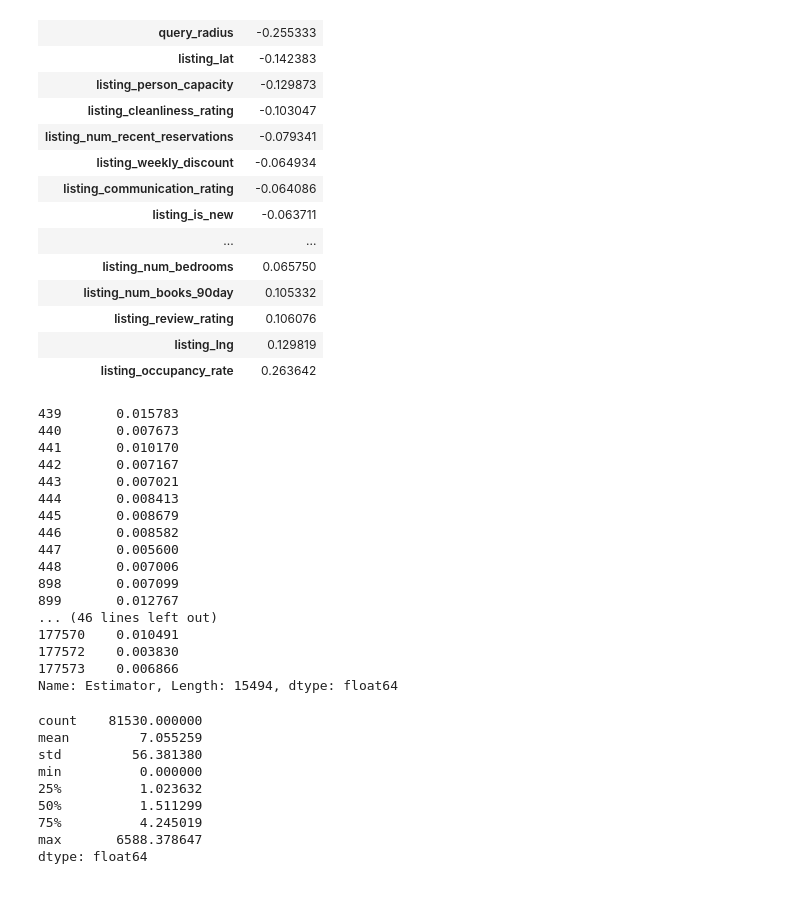
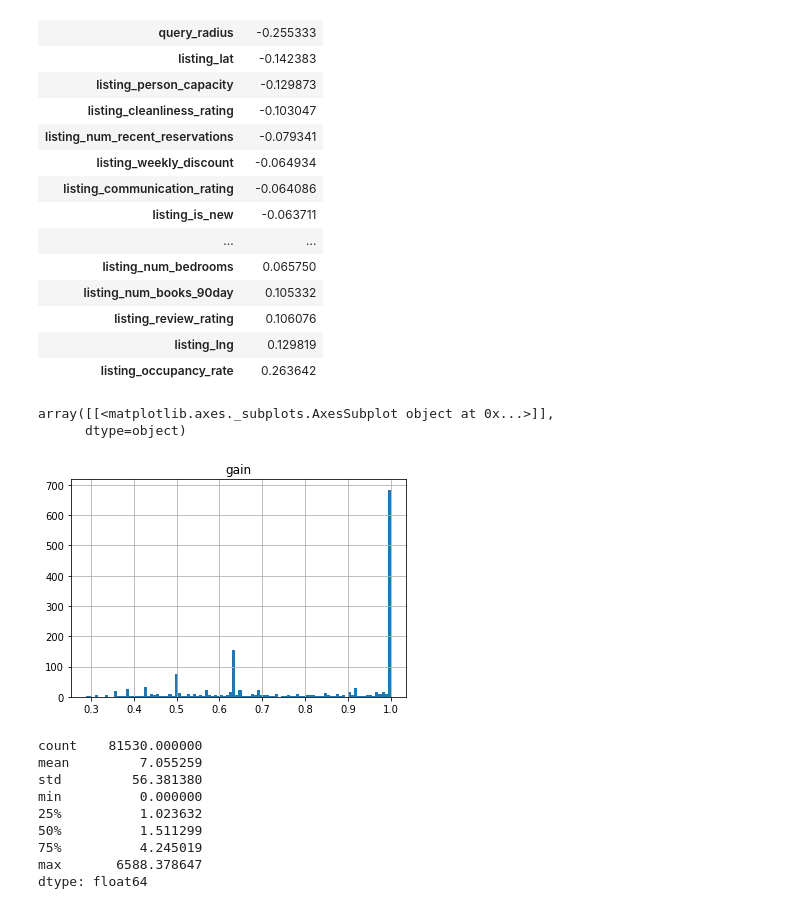
Before and after one commit to NavpreetSamra/code, a Jupyter notebook: airbnb.ipynb, the cells around one changed output. Drawn from its saved outputs; the diff is of its cells as text; code cells hidden in the pictures.

```diff
--- a/airbnb.ipynb
+++ b/airbnb.ipynb
@@ -78,14 +78,16 @@ Consequently, this product will focus on evaluating the user impressions via poo
 NCDG and other similar metrics such as MAP assume monotonic decrease of the relative difference between subsequent ranks. Implied in this definition is that users effectively perceive this return as a steady stream. However, listings are returned in batch (i.e. pages to leaf through). The activation energy to go from page 1 to page 2 is quite impactful to a user's response and is not captured in this metric. This is a critical area to address with future improvements.
 # %%
 # based on https://gist.github.com/mblondel/7337391. Tests explicitly ripped from gist at bottom of notebook
-def cdg(y_true, y_predicted, gain=lambda x: (2** x - 1)):
+import numpy as np
+
+def dcg(y_true, y_predicted, gain=lambda x: (3** x - 1)):
     gained = gain(y_true[np.argsort(-np.asarray(y_predicted))])
     discounted = np.log2(np.arange(2, len(y_true) + 2))
     return np.sum(gained / discounted)
 
-def ncdg(y_true, y_predicted, gain=lambda x: (2** x - 1)):
-    max_score = gcd(y_true, y_true, gain=gain)
-    actual_score = gcd(y_true, y_predicted, gain=gain)
+def ndcg(y_true, y_predicted, gain=lambda x: (3** x - 1)):
+    max_score = dcg(y_true, y_true, gain=gain)
+    actual_score = dcg(y_true, y_predicted, gain=gain)
     return actual_score / max_score
 # %% [markdown]
 ### Result volume
@@ -373,28 +377,22 @@ s.measureCrossValidation['measurements']['feature_weights'].mean
 # %%
-def evaluate(model, df):
-    scores = model.predict(df)
-    df = df[[i for i in df if i in ['Estimator'] or ]
-    df = pd.concat([df, scores])
-    df
-    df.groupby()
+def evaluate(model, df, k=10):
+    scores = model.score(df)
+    columns = [i for i in df if (i in ['Estimator', 'ds_search', 'id_user'] or i.startswith('query'))]
+    df['relevance'] = df.label.map({'impression': 0, 'click': 1, 'host_contact': 2, 'book': 3})
+
+    df = pd.concat([df[columns + ['relevance']] , scores], axis=1)
+    gain = df.groupby(columns).apply(lambda sub: ndcg(sub.head(k)['relevance'].values,
+                                                      sub.head(k)['Estimator'].values if sub.relevance.sum() > 0 else 0)
+                                     )
+    return gain
-# %% [output]
-439       0.015783
-440       0.007673
-441       0.010170
-442       0.007167
-443       0.007021
-444       0.008413
-445       0.008679
-446       0.008582
-447       0.005600
-448       0.007006
-898       0.007099
-899       0.012767
-... (46 lines left out)
-177570    0.010491
-177572    0.003830
-177573    0.006866
-Name: Estimator, Length: 15494, dtype: float64
+# %%
+a = evaluate(s, s.dataset.designTest) # note this is an in sample user estimate
+# %%
+a.rename('gain').to_frame().reset_index(drop=True).dropna().hist(bins=100)
+# %% [output]
+array([[<matplotlib.axes._subplots.AxesSubplot object at 0x...>]],
+      dtype=object)
+[figure, added]
 # %%
 n1 = transformers.Node('select', transformer=transformers.DatasetFlow(selectValue={'include': [pd.np.number]},
                                                                           selectMethod='data_type'))
```
Also changed, not shown: parts of 1 cell of this notebook.
